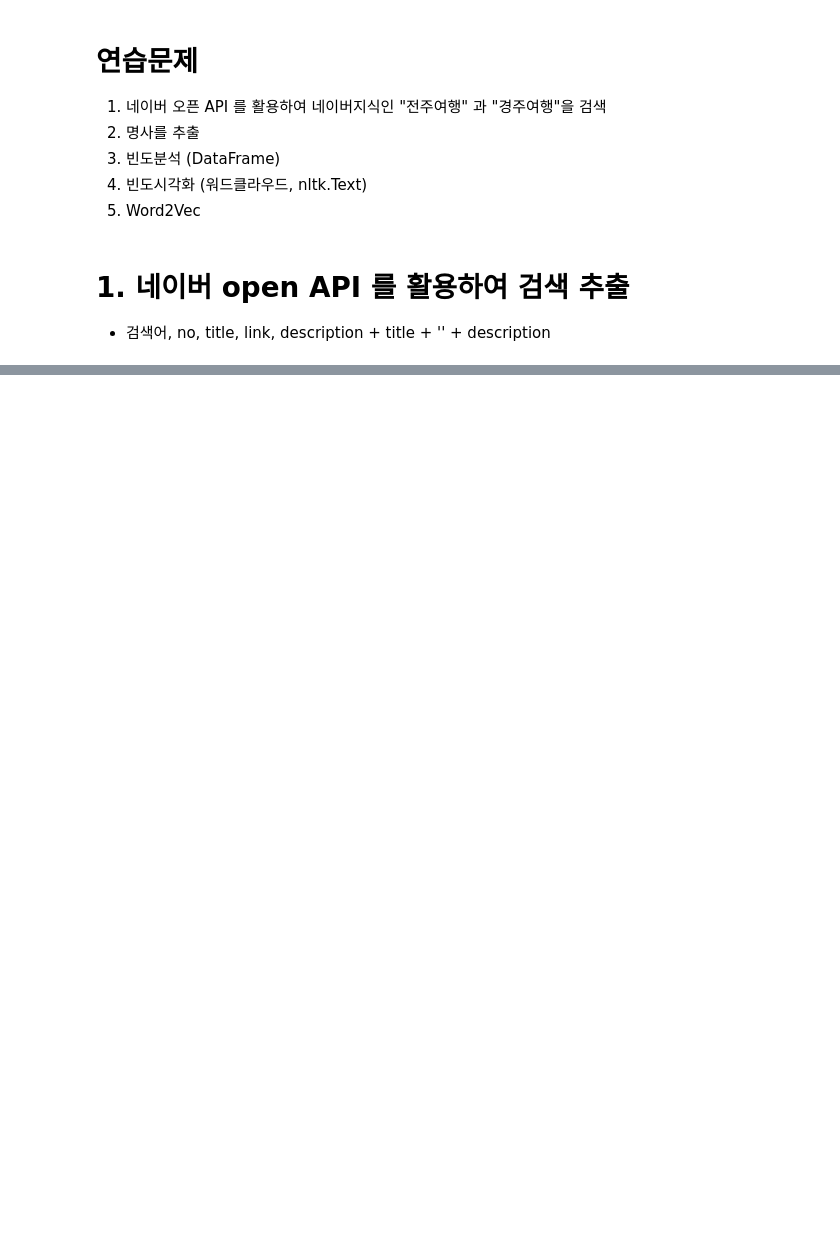
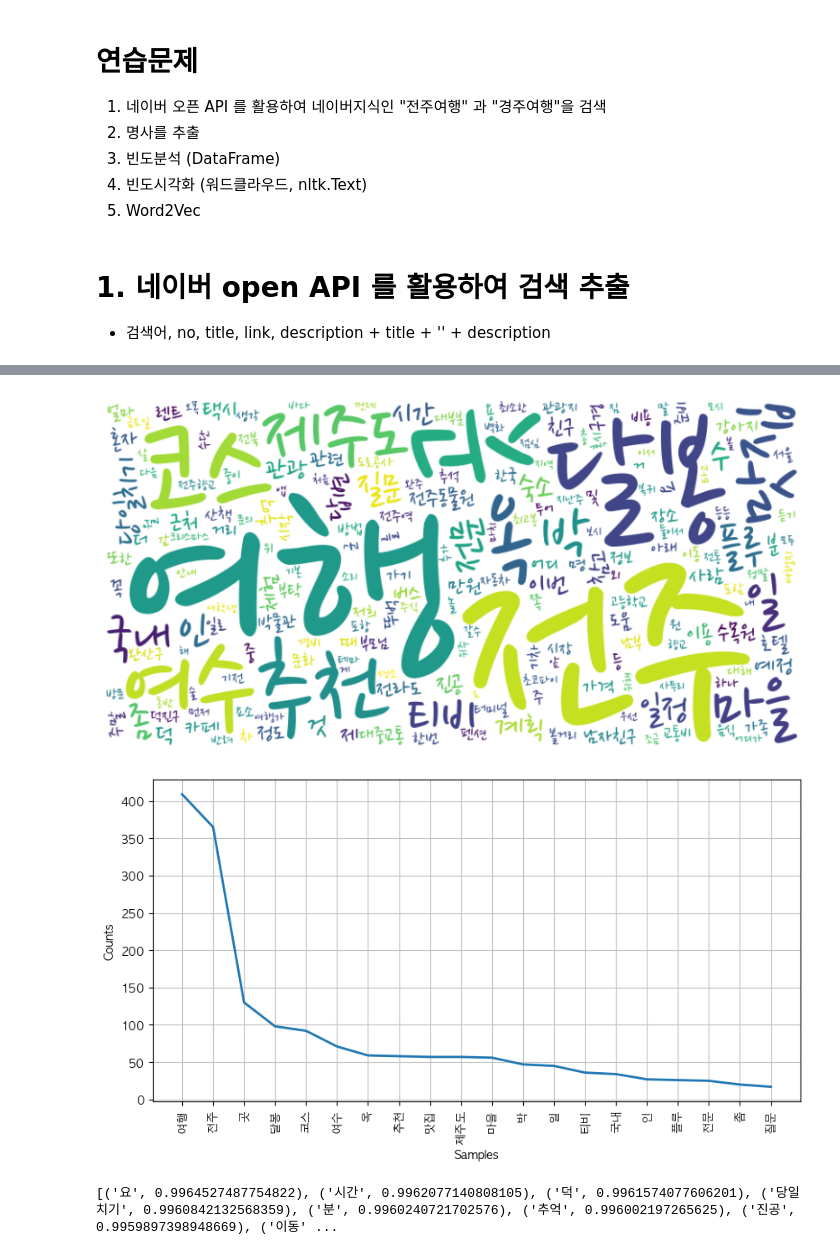
Before and after one commit to hzj04473/ai_x, a Jupyter notebook: source/07_자연어처리/02_한글_형태소_분석_시각화_연습문제.ipynb, the cells around one changed output, grey strips where cells are left out. Drawn from its saved outputs; the diff is of its cells as text; code cells hidden in the pictures; blank space fills up the shorter version.

```diff
--- a/source/07_자연어처리/02_한글_형태소_분석_시각화_연습문제.ipynb
+++ b/source/07_자연어처리/02_한글_형태소_분석_시각화_연습문제.ipynb
@@ -58,0 +12,76 @@ else:
+# %%
+import os
+import sys
+import urllib.request
+import json
+import re
+from dotenv import load_dotenv
+from konlpy.tag import Okt
+import pandas as pd
+from wordcloud import WordCloud
+import matplotlib.pyplot as plt
+from nltk import Text
+from gensim.models import Word2Vec
+
+load_dotenv()
+client_id = os.getenv('Client_ID')
+client_secret = os.getenv('Client_Secret')
+
+encText = urllib.parse.quote("전주여행")
+url = f"https://openapi.naver.com/v1/search/kin.json?query={encText}&display=99"
+request = urllib.request.Request(url)
+request.add_header("X-Naver-Client-Id",client_id)
+request.add_header("X-Naver-Client-Secret",client_secret)
+response = urllib.request.urlopen(request)
+rescode = response.getcode()
+
+if(rescode==200):
+    response_body = response.read()
+else:
+    print("Error Code:" + rescode)
+    sys.exit()
+
+data = json.loads(response_body.decode('utf-8'))
+
+okt = Okt()
+texts = []
+sentences = []
+
+for item in data['items']:
+    for field in ['title', 'description']:
+        # HTML 태그, 특수문자 제거
+        text = re.sub('<.*?>', '', item[field])
+        texts.append(text)
+        clean = re.sub('[^가-힣\s]', ' ', text)
+        nouns = okt.nouns(clean)
+        if nouns:
+            sentences.append(nouns)
+
+# 2. 명사 추출
+all_nouns = sum(sentences, [])
+print(all_nouns[:20])
+
+# 3. 빈도분석
+nouns_series = pd.Series(all_nouns)
+freq = nouns_series.value_counts()
+print(freq.head(20))
+
+# 4. 워드클라우드
+word_freq = freq.to_dict()
+wordcloud = WordCloud(font_path='./data/NanumPenScript-Regular.ttf', background_color='white', width=800, height=400).generate_from_frequencies(word_freq)
+
+plt.figure(figsize=(10, 5))
+plt.imshow(wordcloud, interpolation='bilinear')
+plt.axis('off')
+plt.show()
+
+# nltk.Text plot
+text_obj = Text(all_nouns)
+plt.figure(figsize=(10, 5))
+plt.rc('font', family='AppleGothic')
+text_obj.plot(20)
+
+# 5. Word2Vec
+model = Word2Vec(sentences, vector_size=100, window=5, min_count=2, sg=1)
+print(model.wv.most_similar('전주', topn=10))
+# %% [output]
@@ -58,0 +105,3 @@ else:
+[figure, added]
+[figure, added]
+[('요', 0.9964527487754822), ('시간', 0.9962077140808105), ('덕', 0.9961574077606201), ('당일치기', 0.9960842132568359), ('분', 0.9960240721702576), ('추억', 0.996002197265625), ('진공', 0.9959897398948669), ('이동' ...
```
Also changed, not shown: parts of 2 cells of this notebook.
